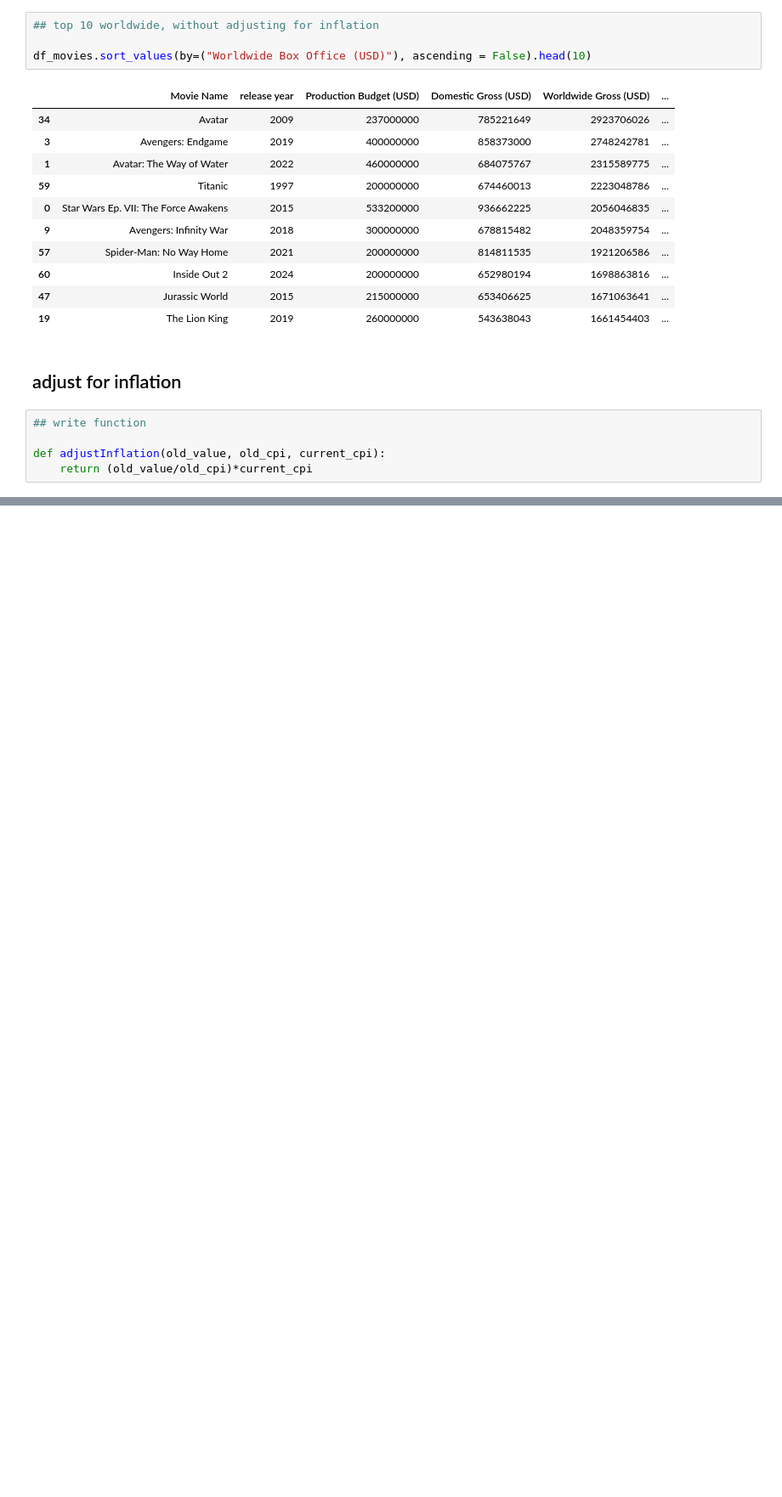
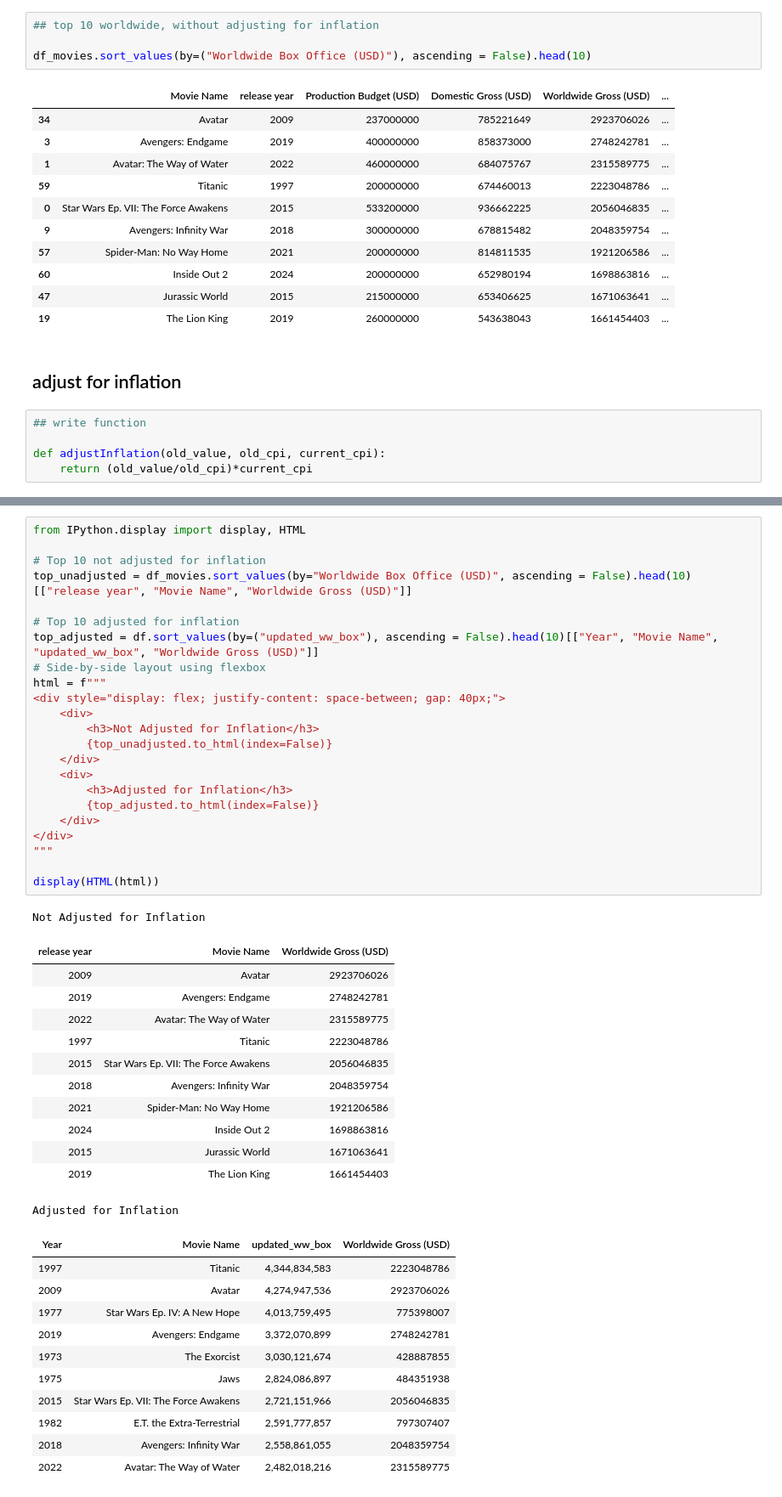
Before and after one commit to Rhyannon-CUNY/adv-data-class, a Jupyter notebook: wek12-movie-alltime-sales.ipynb, the cells around one changed output, grey strips where cells are left out. Shown at 85% size. Drawn from its saved outputs; the diff is of its cells as text; blank space fills up the shorter version.

```diff
--- a/wek12-movie-alltime-sales.ipynb
+++ b/wek12-movie-alltime-sales.ipynb
@@ -110,0 +164,48 @@ df
+# %%
+from IPython.display import display, HTML
+
+# Top 10 not adjusted for inflation
+top_unadjusted = df_movies.sort_values(by="Worldwide Box Office (USD)", ascending = False).head(10)[["release year", "Movie Name", "Worldwide Gross (USD)"]]
+
+# Top 10 adjusted for inflation
+top_adjusted = df.sort_values(by=("updated_ww_box"), ascending = False).head(10)[["Year", "Movie Name", "updated_ww_box", "Worldwide Gross (USD)"]]
+# Side-by-side layout using flexbox
+html = f"""
+<div style="display: flex; justify-content: space-between; gap: 40px;">
+    <div>
+        <h3>Not Adjusted for Inflation</h3>
+        {top_unadjusted.to_html(index=False)}
+    </div>
+    <div>
+        <h3>Adjusted for Inflation</h3>
+        {top_adjusted.to_html(index=False)}
+    </div>
+</div>
+"""
+
+display(HTML(html))
+# %% [output]
+Not Adjusted for Inflation
+| release year | Movie Name | Worldwide Gross (USD) |
+| 2009 | Avatar | 2923706026 |
+| 2019 | Avengers: Endgame | 2748242781 |
+| 2022 | Avatar: The Way of Water | 2315589775 |
+| 1997 | Titanic | 2223048786 |
+| 2015 | Star Wars Ep. VII: The Force Awakens | 2056046835 |
+| 2018 | Avengers: Infinity War | 2048359754 |
+| 2021 | Spider-Man: No Way Home | 1921206586 |
+| 2024 | Inside Out 2 | 1698863816 |
+| 2015 | Jurassic World | 1671063641 |
+| 2019 | The Lion King | 1661454403 |
+Adjusted for Inflation
+| Year | Movie Name | updated_ww_box | Worldwide Gross (USD) |
+| 1997 | Titanic | 4,344,834,583 | 2223048786 |
+| 2009 | Avatar | 4,274,947,536 | 2923706026 |
+| 1977 | Star Wars Ep. IV: A New Hope | 4,013,759,495 | 775398007 |
+| 2019 | Avengers: Endgame | 3,372,070,899 | 2748242781 |
+| 1973 | The Exorcist | 3,030,121,674 | 428887855 |
+| 1975 | Jaws | 2,824,086,897 | 484351938 |
+| 2015 | Star Wars Ep. VII: The Force Awakens | 2,721,151,966 | 2056046835 |
+| 1982 | E.T. the Extra-Terrestrial | 2,591,777,857 | 797307407 |
+| 2018 | Avengers: Infinity War | 2,558,861,055 | 2048359754 |
+| 2022 | Avatar: The Way of Water | 2,482,018,216 | 2315589775 |
```
Also changed, not shown: parts of 5 cells of this notebook.
